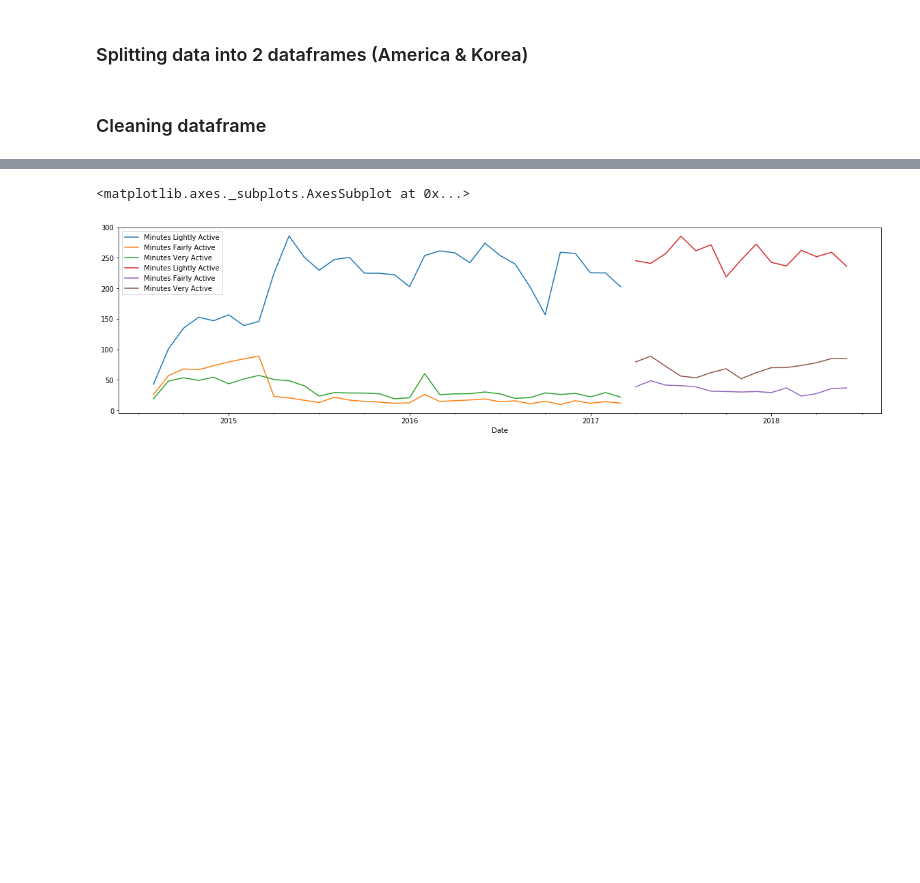
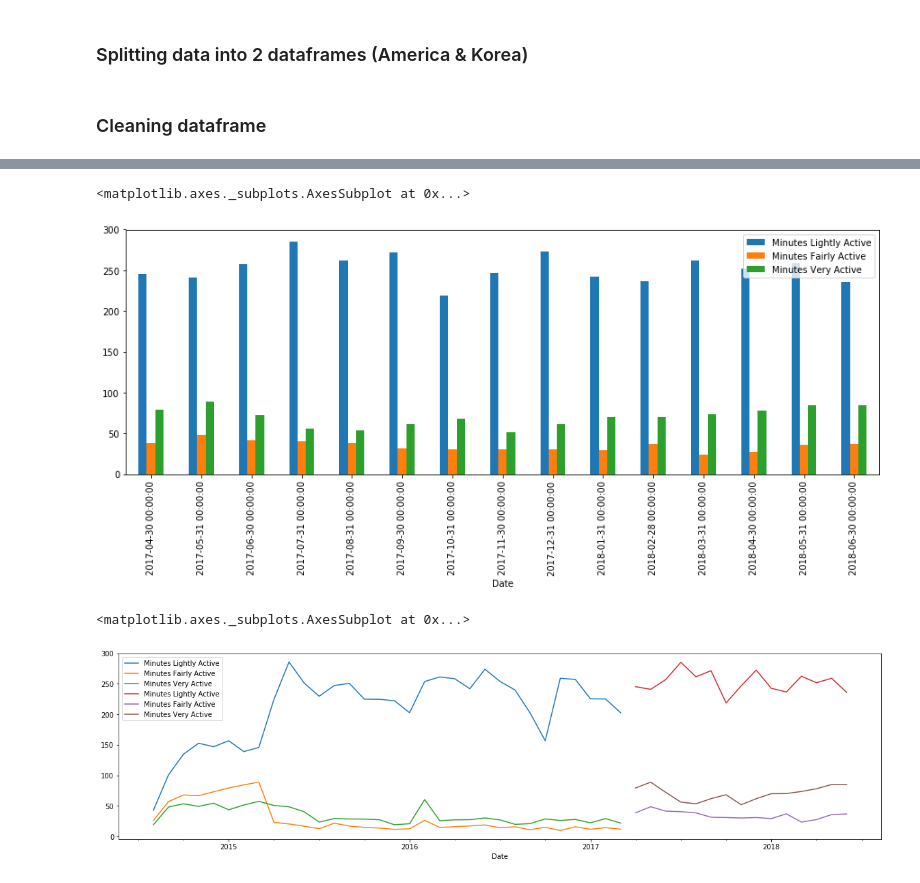
Before and after one commit to wu72/Springboard, a Jupyter notebook: CapstoneProject1/FitbitDataAnalysis.ipynb, the cells around one changed output, grey strips where cells are left out. Saved outputs shown, nothing was run; the diff lists cells and outputs as text; code cells hidden in the pictures; blank space fills up the shorter version.

```diff
--- a/CapstoneProject1/FitbitDataAnalysis.ipynb
+++ b/CapstoneProject1/FitbitDataAnalysis.ipynb
@@ -118 +159,8 @@ america.resample('M').mean()
+# %%
+korea_yearly = korea_activity.resample('M').mean()
+korea_yearly.plot(kind='bar', y=ACTIVITY_LEVELS, figsize=(15,5))
+#plt.xticks([0, 1, 2, 3], ['2014', '2015', '2016', '2017'])
+# %% [output]
+<matplotlib.axes._subplots.AxesSubplot at 0x...>
+[figure, added]
 # %%
```
Also changed, not shown: parts of 24 cells of this notebook.
